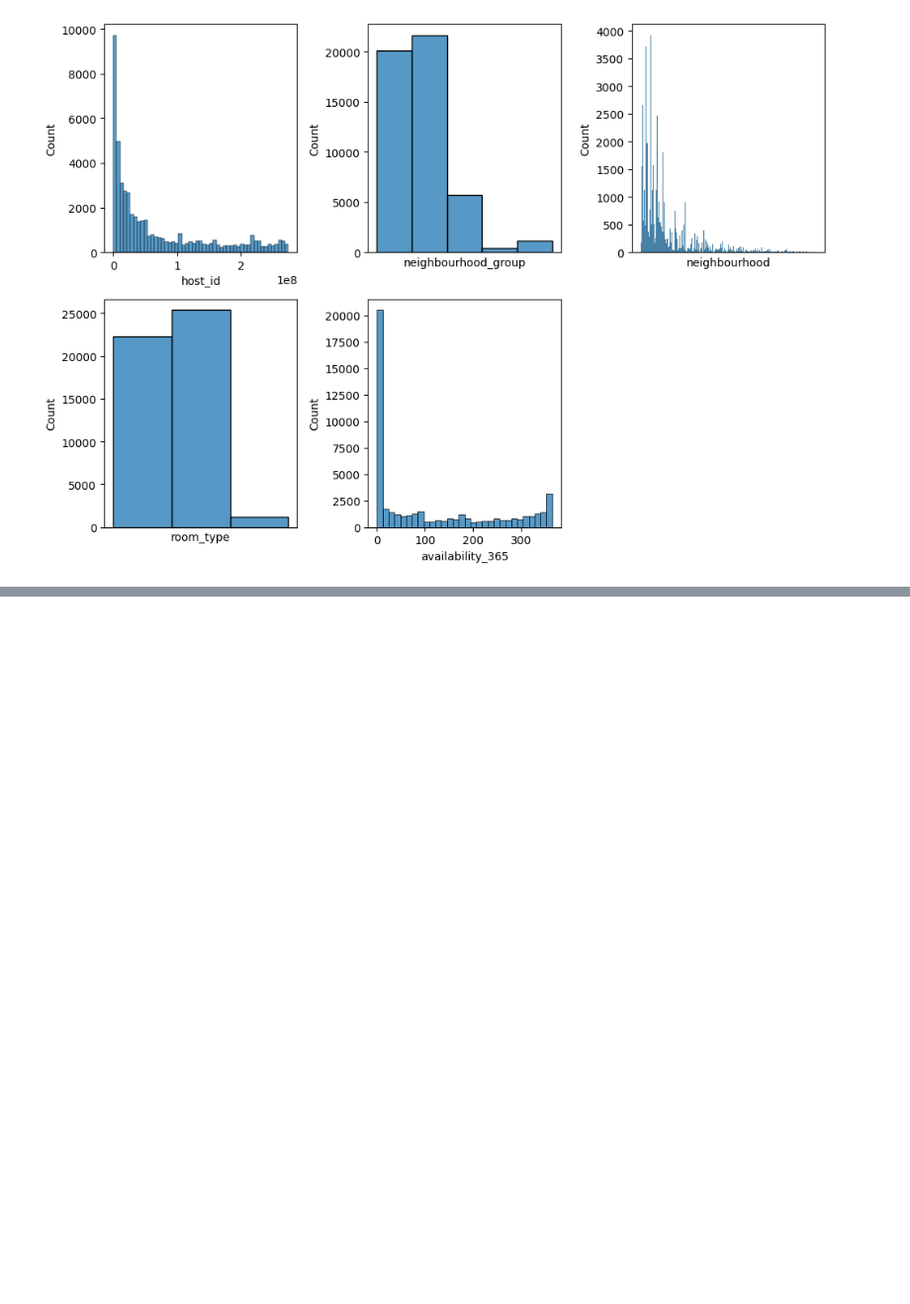
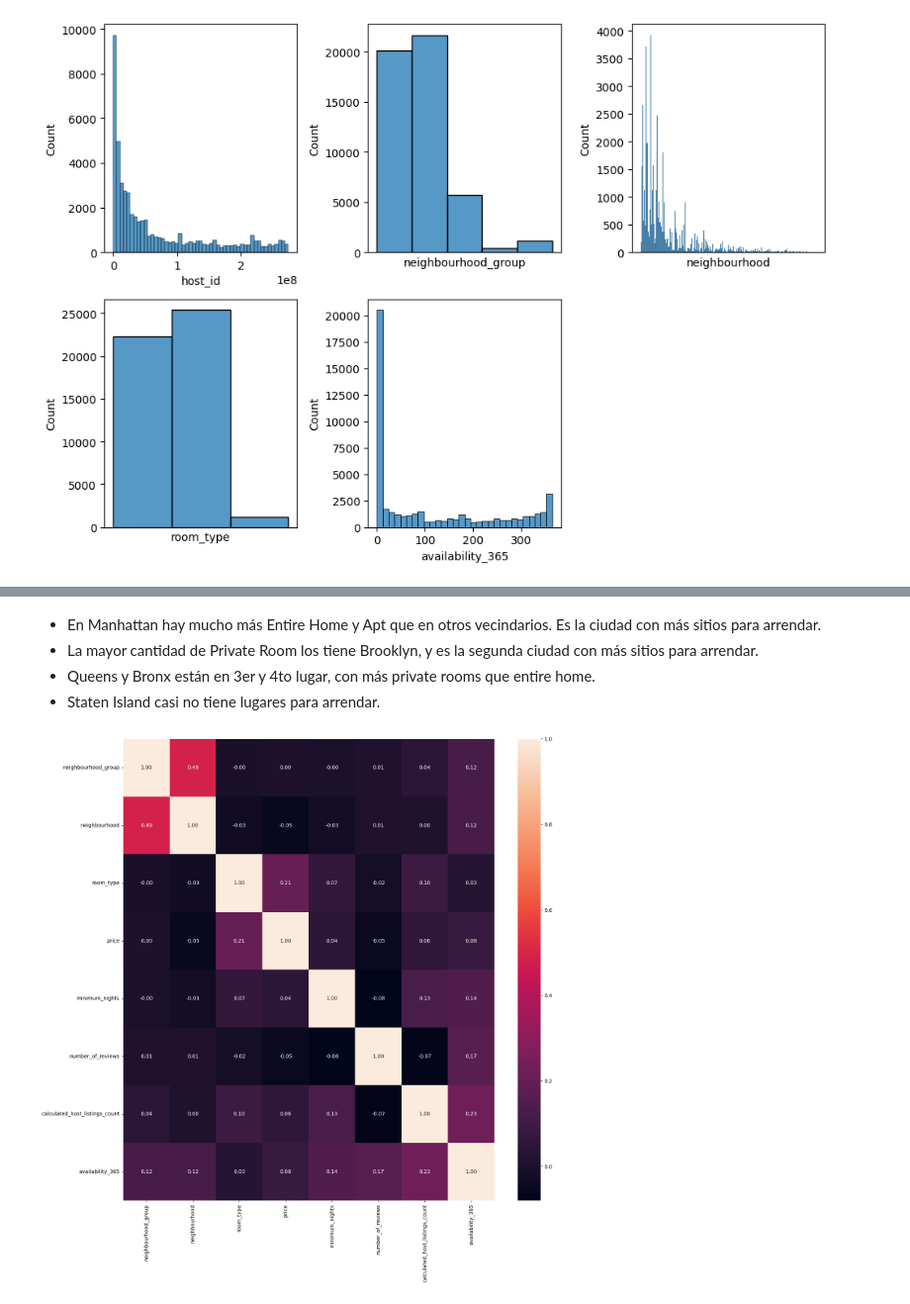
Before and after one commit to jatv93/procesamiento-de-datos, a Jupyter notebook: src/explore.ipynb, the cells around one changed output, grey strips where cells are left out. Shown at 99% size. Saved outputs shown, nothing was run; the diff lists cells and outputs as text; code cells hidden in the pictures; blank space fills up the shorter version.

```diff
--- a/src/explore.ipynb
+++ b/src/explore.ipynb
@@ -107,0 +178,19 @@ plt.show()
+# %% [markdown]
+- En Manhattan hay mucho más Entire Home y Apt que en otros vecindarios. Es la ciudad con más sitios para arrendar.
+- La mayor cantidad de Private Room los tiene Brooklyn, y es la segunda ciudad con más sitios para arrendar.
+- Queens y Bronx están en 3er y 4to lugar, con más private rooms que entire home.
+- Staten Island casi no tiene lugares para arrendar.
+# %%
+total_data["room_type"] = pd.factorize(total_data["room_type"])[0]
+total_data["neighbourhood_group"] = pd.factorize(total_data["neighbourhood_group"])[0]
+total_data["neighbourhood"] = pd.factorize(total_data["neighbourhood"])[0]
+
+fig, axis = plt.subplots(figsize = (15, 15))
+
+sns.heatmap(total_data[["neighbourhood_group", "neighbourhood", "room_type", "price", "minimum_nights", "number_of_reviews", "calculated_host_listings_count", "availability_365"]].corr(), annot = True, fmt = ".2f")
+
+plt.tight_layout()
+
+plt.show()
+# %% [output]
+[figure, added]
```
Also changed, not shown: parts of 7 cells of this notebook.
